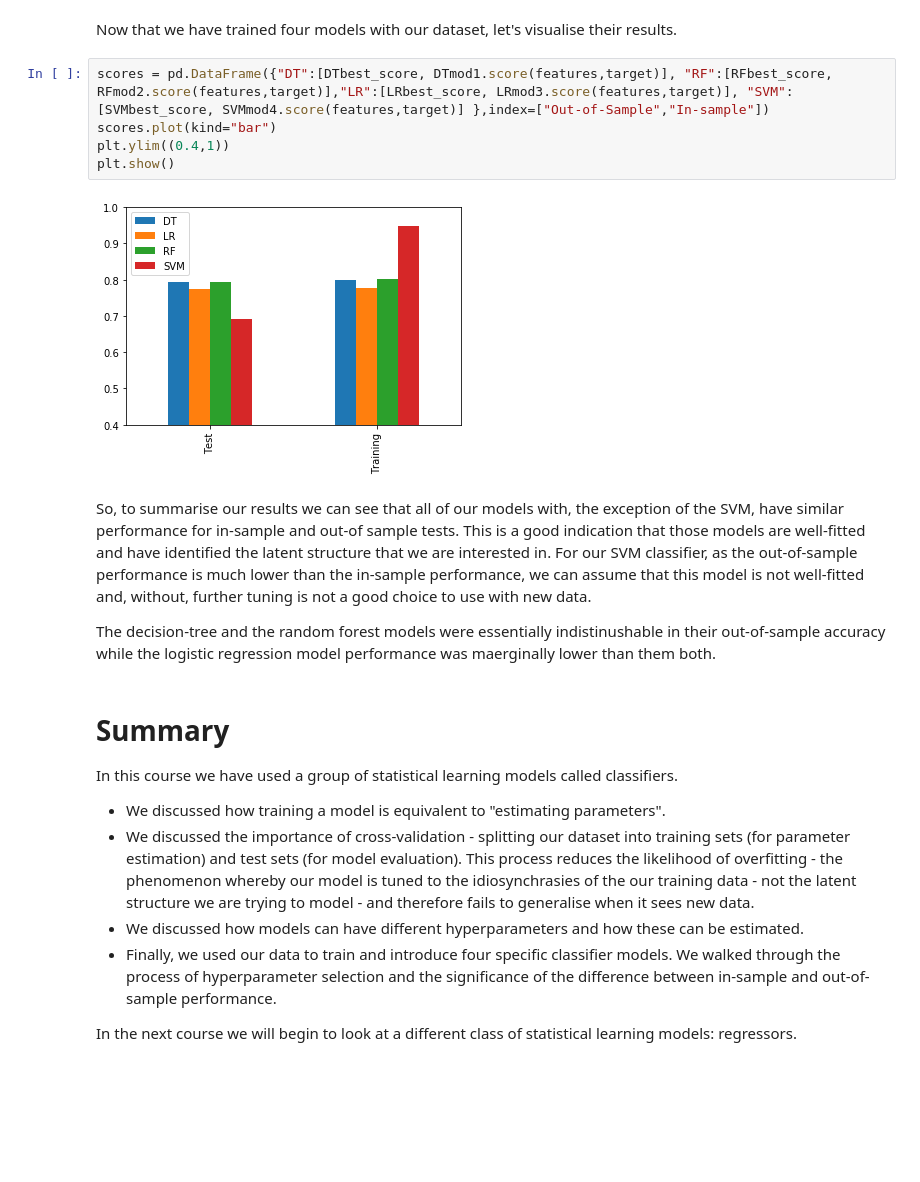
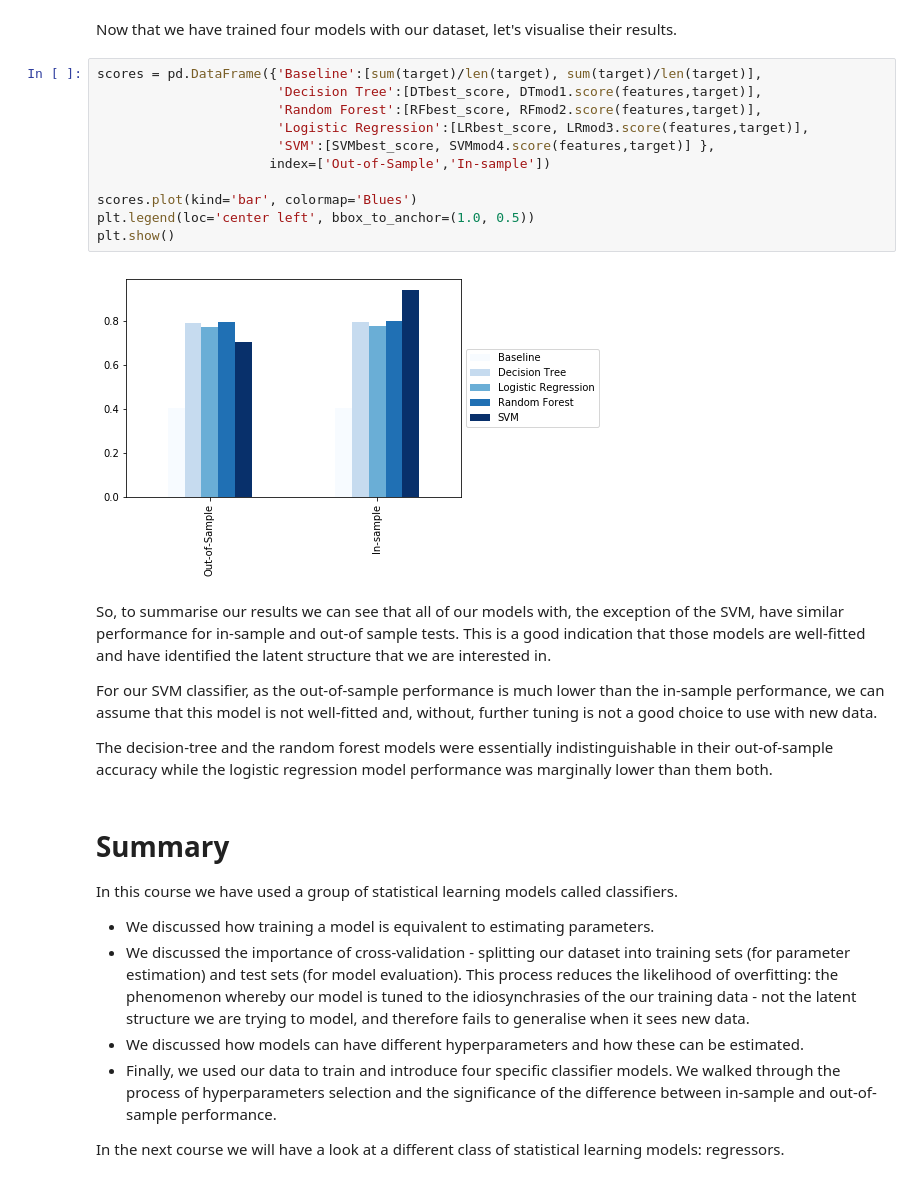
Before and after one commit to bbc/datalab-ml-training, a Jupyter notebook: iPlayerForecast_course3.ipynb, the cells around one changed output. Drawn from its saved outputs; the diff is of its cells as text; blank space fills up the shorter version.

```diff
--- a/iPlayerForecast_course3.ipynb
+++ b/iPlayerForecast_course3.ipynb
@@ -499,23 +517,31 @@ When models do not fit correctly, there are usually steps we can take to adapt t
 # %% [markdown]
 Now that we have trained four models with our dataset, let's visualise their results.
 # %%
-scores = pd.DataFrame({"DT":[DTbest_score, DTmod1.score(features,target)], "RF":[RFbest_score, RFmod2.score(features,target)],"LR":[LRbest_score, LRmod3.score(features,target)], "SVM":[SVMbest_score, SVMmod4.score(features,target)] },index=["Out-of-Sample","In-sample"])
-scores.plot(kind="bar")
-plt.ylim((0.4,1))
+scores = pd.DataFrame({'Baseline':[sum(target)/len(target), sum(target)/len(target)],
+                       'Decision Tree':[DTbest_score, DTmod1.score(features,target)],
+                       'Random Forest':[RFbest_score, RFmod2.score(features,target)],
+                       'Logistic Regression':[LRbest_score, LRmod3.score(features,target)],
+                       'SVM':[SVMbest_score, SVMmod4.score(features,target)] },
+                      index=['Out-of-Sample','In-sample'])
+
+scores.plot(kind='bar', colormap='Blues')
+plt.legend(loc='center left', bbox_to_anchor=(1.0, 0.5))
 plt.show()
 # %% [output]
-[figure, old version]
+[figure, new version]
 # %% [markdown]
-So, to summarise our results we can see that all of our models with, the exception of the SVM, have similar performance for in-sample and out-of sample tests. This is a good indication that those models are well-fitted and have identified the latent structure that we are interested in. For our SVM classifier, as the out-of-sample performance is much lower than the in-sample performance, we can assume that this model is not well-fitted and, without, further tuning is not a good choice to use with new data.
+So, to summarise our results we can see that all of our models with, the exception of the SVM, have similar performance for in-sample and out-of sample tests. This is a good indication that those models are well-fitted and have identified the latent structure that we are interested in.
 
-The decision-tree and the random forest models were essentially indistinushable in their out-of-sample accuracy while the logistic regression model performance was maerginally lower than them both.
+For our SVM classifier, as the out-of-sample performance is much lower than the in-sample performance, we can assume that this model is not well-fitted and, without, further tuning is not a good choice to use with new data.
+
+The decision-tree and the random forest models were essentially indistinguishable in their out-of-sample accuracy while the logistic regression model performance was marginally lower than them both.
 # %% [markdown]
 # Summary
 
 In this course we have used a group of statistical learning models called classifiers.
-- We discussed how training a model is equivalent to "estimating parameters".
-- We discussed the importance of cross-validation - splitting our dataset into training sets (for parameter estimation) and test sets (for model evaluation). This process reduces the likelihood of overfitting - the phenomenon whereby our model is tuned to the idiosynchrasies of the our training data - not the latent structure we are trying to model - and therefore fails to generalise when it sees new data.
+- We discussed how training a model is equivalent to estimating parameters.
+- We discussed the importance of cross-validation - splitting our dataset into training sets (for parameter estimation) and test sets (for model evaluation). This process reduces the likelihood of overfitting: the phenomenon whereby our model is tuned to the idiosynchrasies of the our training data - not the latent structure we are trying to model, and therefore fails to generalise when it sees new data.
 - We discussed how models can have different hyperparameters and how these can be estimated.
-- Finally, we used our data to train and introduce four specific classifier models. We walked through the process of hyperparameter selection and the significance of the difference between in-sample and out-of-sample performance.
+- Finally, we used our data to train and introduce four specific classifier models. We walked through the process of hyperparameters selection and the significance of the difference between in-sample and out-of-sample performance.
 
-In the next course we will begin to look at a different class of statistical learning models: regressors.
+In the next course we will have a look at a different class of statistical learning models: regressors.
```
Also changed, not shown: parts of 29 cells of this notebook.
